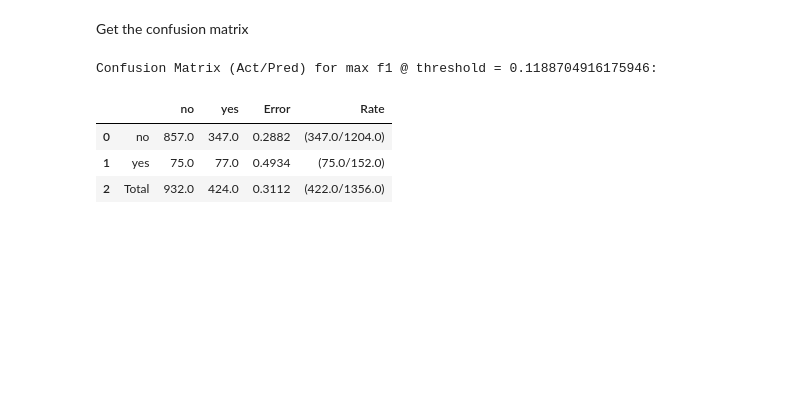
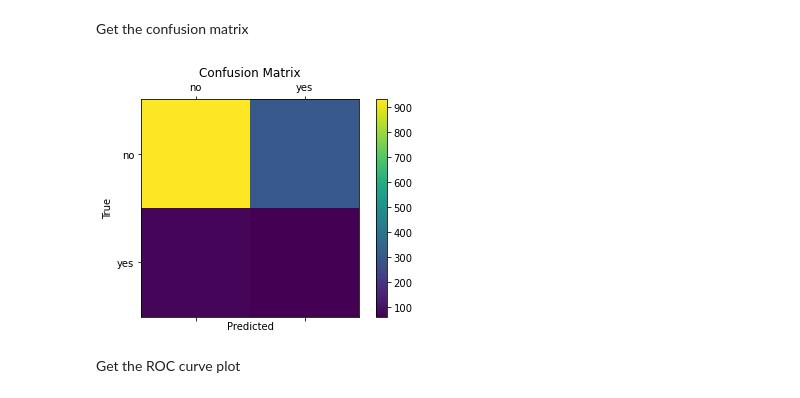
Before and after one commit to Christian-TD/AoaH2OBankingDemoModels, a Jupyter notebook: model_definitions/24e33e49-d5f0-42ce-900a-475520df4ce1/notebooks/Bank Marketing H2O.ipynb, the cells around one changed output. Saved outputs shown, nothing was run; the diff lists cells and outputs as text; code cells hidden in the pictures; blank space fills up the shorter version.

```diff
--- a/model_definitions/24e33e49-d5f0-42ce-900a-475520df4ce1/notebooks/Bank Marketing H2O.ipynb
+++ b/model_definitions/24e33e49-d5f0-42ce-900a-475520df4ce1/notebooks/Bank Marketing H2O.ipynb
@@ -703,12 +802,30 @@ Get the confusion matrix
 # %%
 confusion = eval_metrics.confusion_matrix()
 confusion
+from sklearn.metrics import confusion_matrix
+tested = test.as_data_frame()['y'].values
+predictions = preds.as_data_frame()['predict'].values
+cm = confusion_matrix(tested, predictions)
+tested
+labels = ['no', 'yes']
+values = [0,1]
-# %% [output]
-Confusion Matrix (Act/Pred) for max f1 @ threshold = 0.1188704916175946:
-|  |  | no | yes | Error | Rate |
-| 0 | no | 857.0 | 347.0 | 0.2882 | (347.0/1204.0) |
-| 1 | yes | 75.0 | 77.0 | 0.4934 | (75.0/152.0) |
-| 2 | Total | 932.0 | 424.0 | 0.3112 | (422.0/1356.0) |
+# %%
+fig = plt.figure()
+ax = fig.add_subplot(111)
+cax = ax.matshow(cm)
+plt.title('Confusion Matrix')
+fig.colorbar(cax)
+ax.set_xticks(values)
+ax.set_xticklabels(labels)
+ax.set_yticks(values)
+ax.set_yticklabels(labels)
+plt.xlabel('Predicted')
+plt.ylabel('True')
+plt.show()
+# %% [output]
+[figure, added]
+# %% [markdown]
+Get the ROC curve plot
 # %%
 eval_metrics.plot(type = "roc")
 # %% [output]
```
Also changed, not shown: parts of 37 cells of this notebook, 2 other files.
